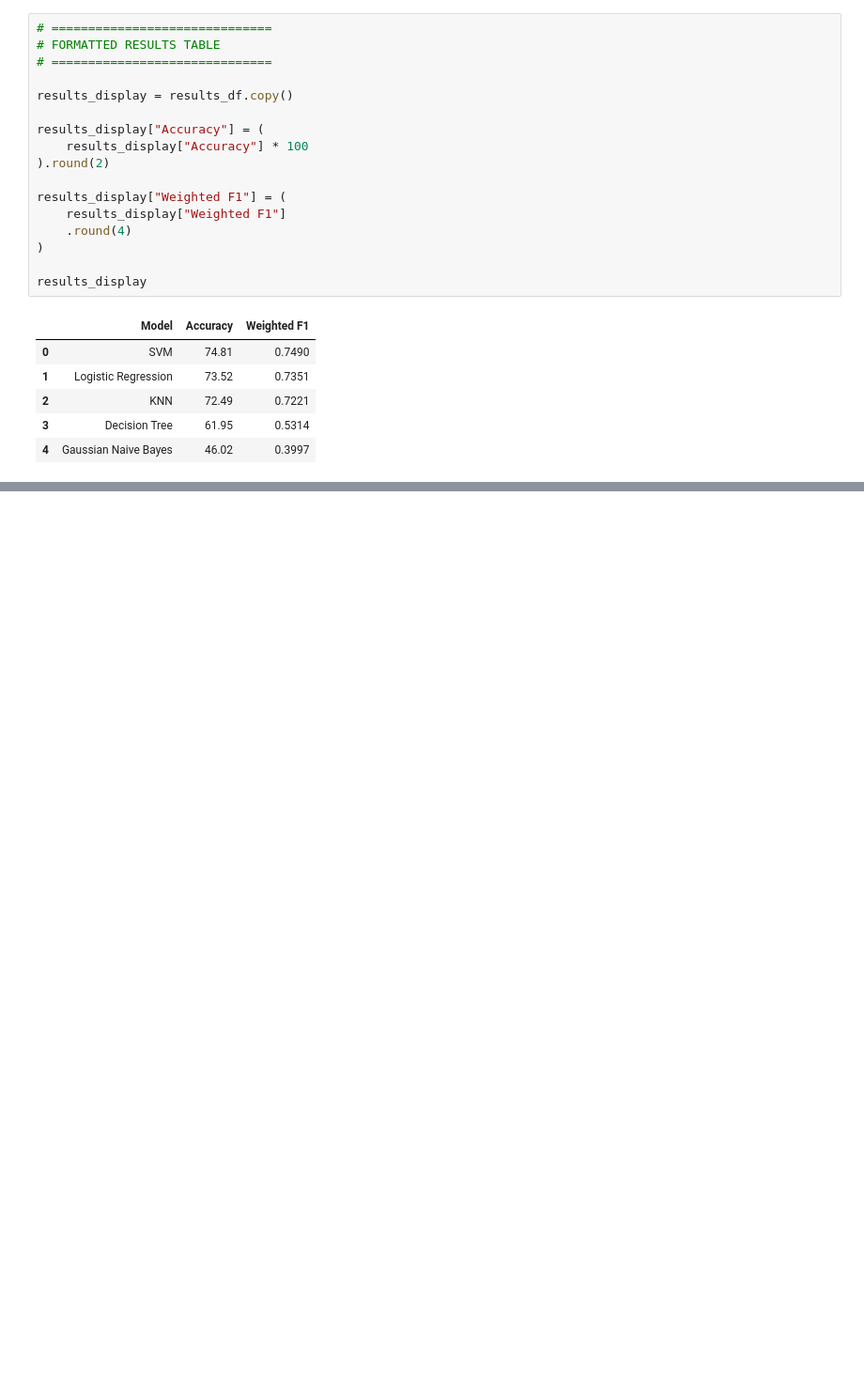
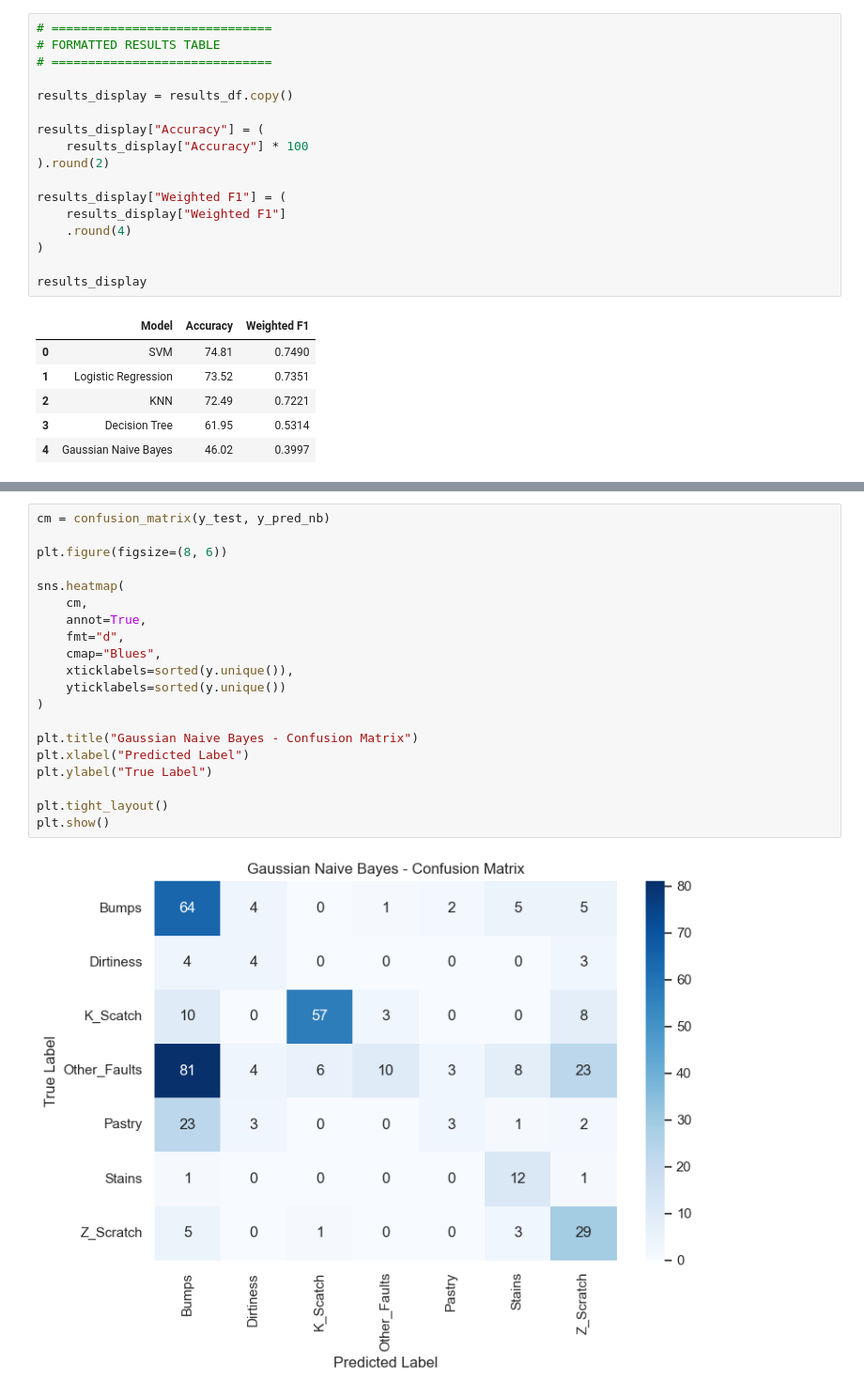
Before and after one commit to Praaneesh/PredictX_Multi_Domain_Predictive_Intelligence, a Jupyter notebook: classification.ipynb, the cells around one changed output, grey strips where cells are left out. Shown at 94% size. Cells and saved outputs as stored; diff of their text form; blank space fills up the shorter version.

```diff
--- a/classification.ipynb
+++ b/classification.ipynb
@@ -861,0 +916,22 @@ results_display
+# %%
+cm = confusion_matrix(y_test, y_pred_nb)
+
+plt.figure(figsize=(8, 6))
+
+sns.heatmap(
+    cm,
+    annot=True,
+    fmt="d",
+    cmap="Blues",
+    xticklabels=sorted(y.unique()),
+    yticklabels=sorted(y.unique())
+)
+
+plt.title("Gaussian Naive Bayes - Confusion Matrix")
+plt.xlabel("Predicted Label")
+plt.ylabel("True Label")
+
+plt.tight_layout()
+plt.show()
+# %% [output]
+[figure, added]
```
Also changed, not shown: parts of 4 cells of this notebook.
